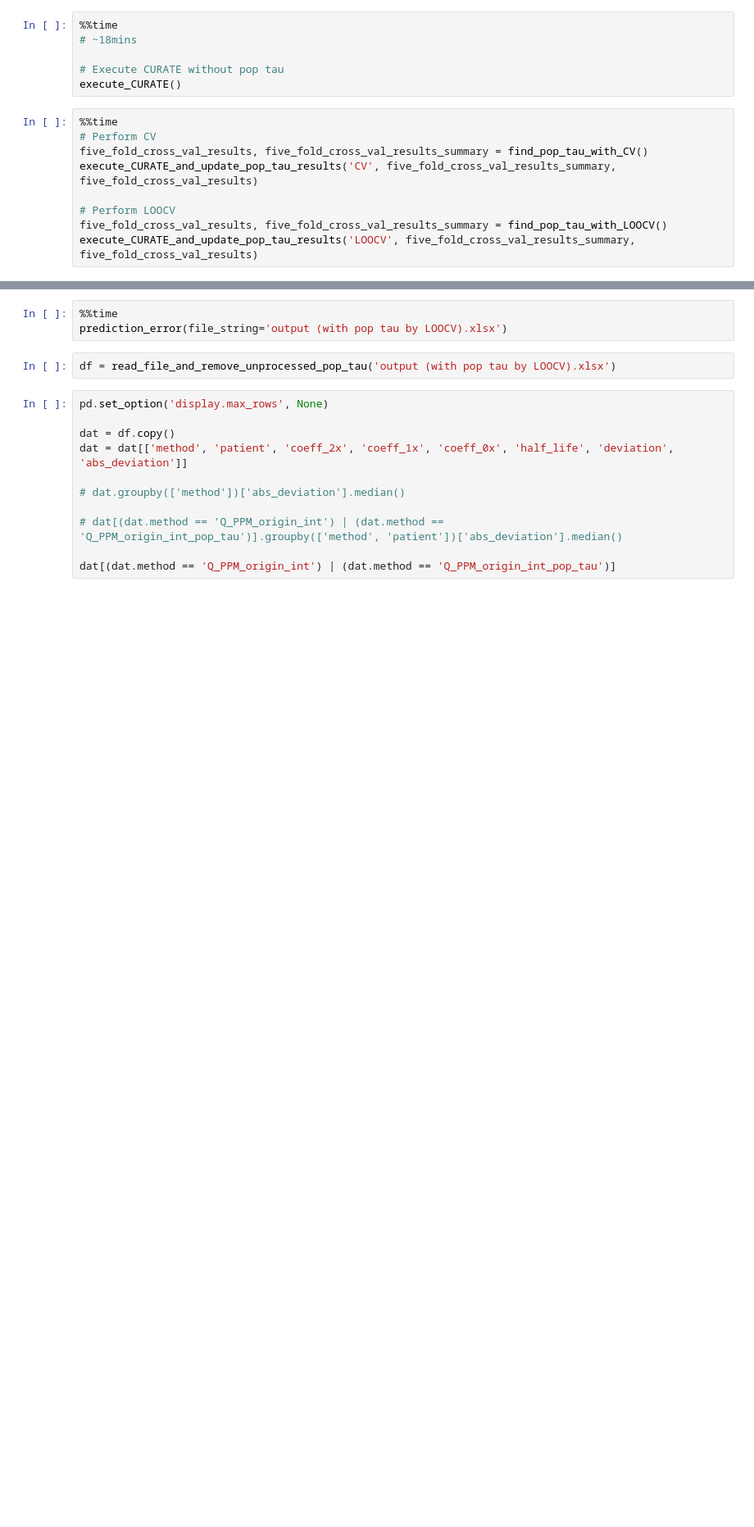
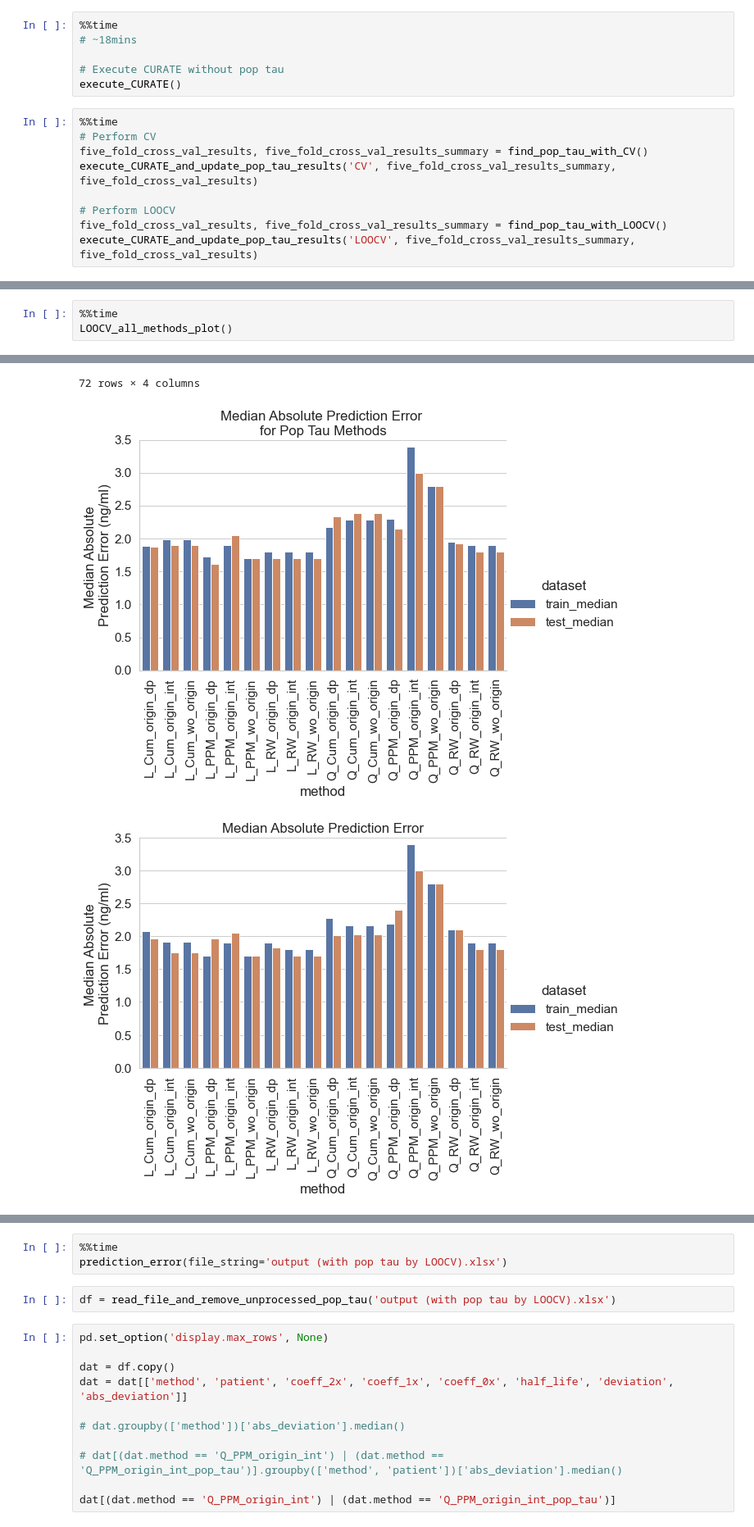
Before and after one commit to tshibei/retro_ped_liver_transplant, a Jupyter notebook: retro_PLT.ipynb, the cells around one changed output, grey strips where cells are left out. Shown at 82% size. Drawn from its saved outputs; the diff is of its cells as text; blank space fills up the shorter version.

Commit message:
Change LOOCV_all_methods_plot() to grouped bar chart instead of stacked bar chart

```diff
--- a/retro_PLT.ipynb
+++ b/retro_PLT.ipynb
@@ -88,0 +46,4 @@ df
+# %%
+%%time
+LOOCV_all_methods_plot()
+# %% [output]
@@ -89,3 +63,6 @@ df
+72 rows × 4 columns
+[figure, added]
+[figure, added]
 # %%
 df = RMSE_plot(file_string='output (with pop tau by LOOCV).xlsx')
 
```
Also changed, not shown: parts of 8 cells of this notebook, 5 other files.
